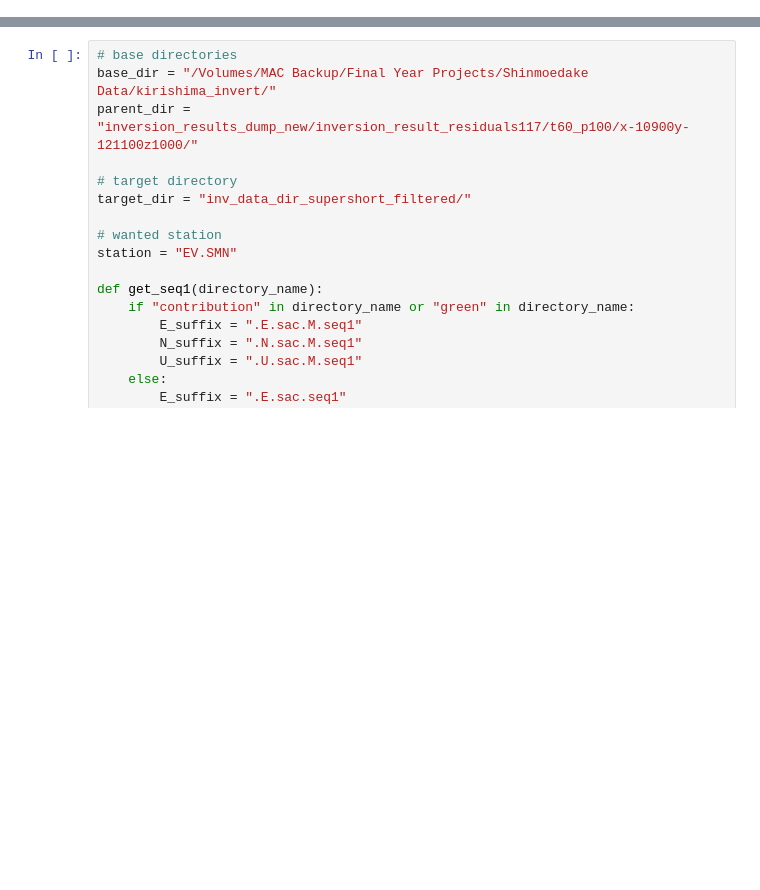
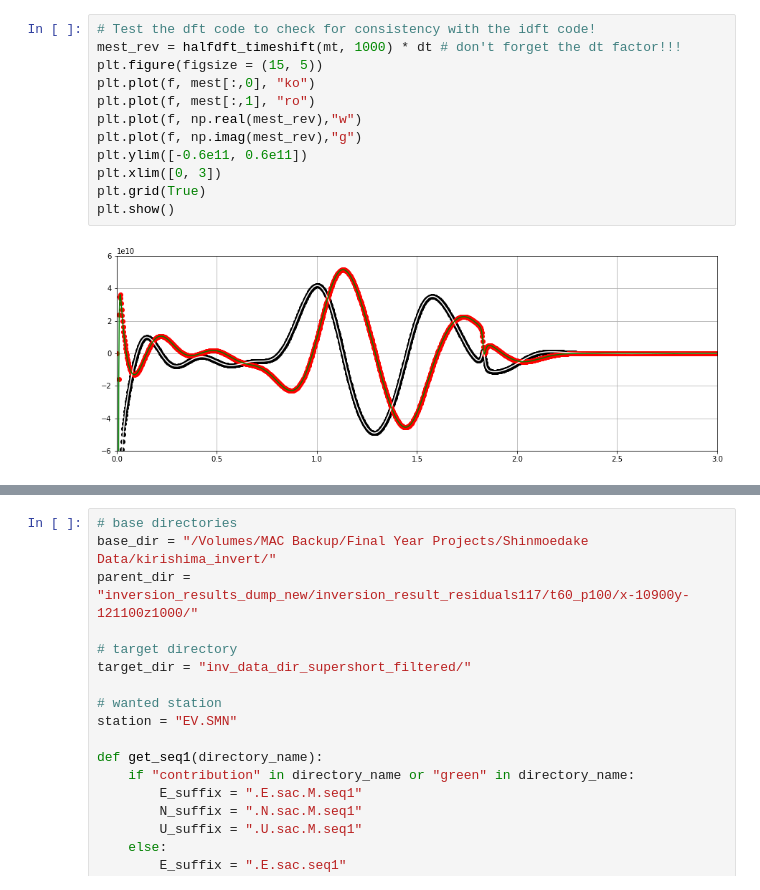
Before and after one commit to natsunoyuki/seismic_analysis_tools, a Jupyter notebook: ymaeda_tools_inv_checks.ipynb, the cells around one changed output, grey strips where cells are left out. Drawn from its saved outputs; the diff is of its cells as text; blank space fills up the shorter version.

```diff
--- a/ymaeda_tools_inv_checks.ipynb
+++ b/ymaeda_tools_inv_checks.ipynb
@@ -47 +53,15 @@ Time elapsed: 25.663s
+# %%
+# Test the dft code to check for consistency with the idft code!
+mest_rev = halfdft_timeshift(mt, 1000) * dt # don't forget the dt factor!!!
+plt.figure(figsize = (15, 5))
+plt.plot(f, mest[:,0], "ko")
+plt.plot(f, mest[:,1], "ro")
+plt.plot(f, np.real(mest_rev),"w")
+plt.plot(f, np.imag(mest_rev),"g")
+plt.ylim([-0.6e11, 0.6e11])
+plt.xlim([0, 3])
+plt.grid(True)
+plt.show()
+# %% [output]
+[figure, added]
 # %%
```
Also changed, not shown: parts of 4 cells of this notebook, 3 other files.
